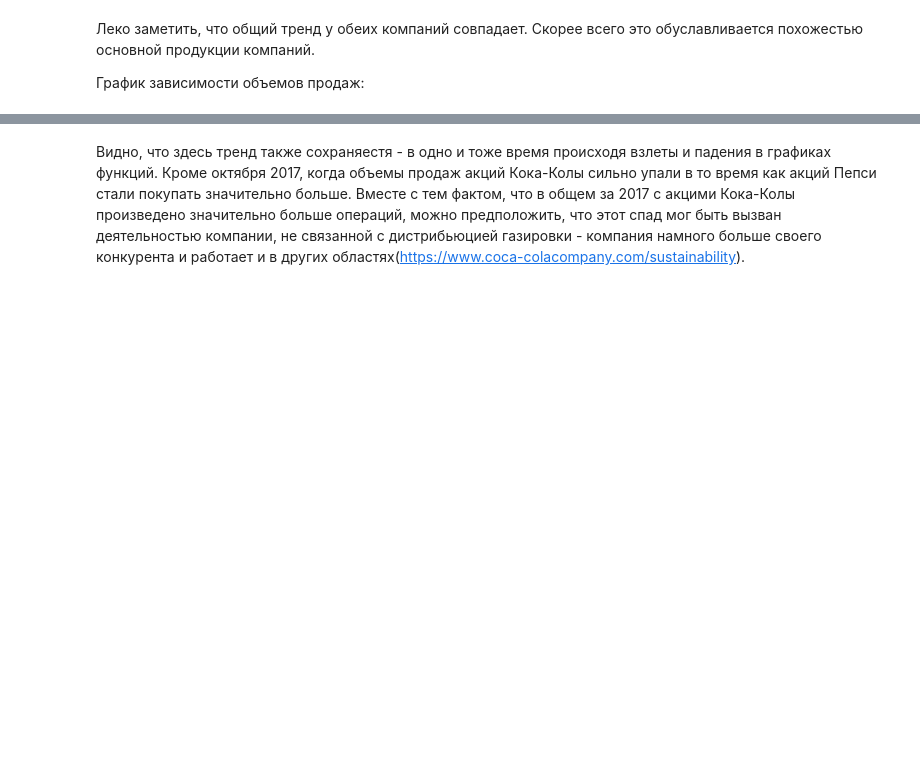
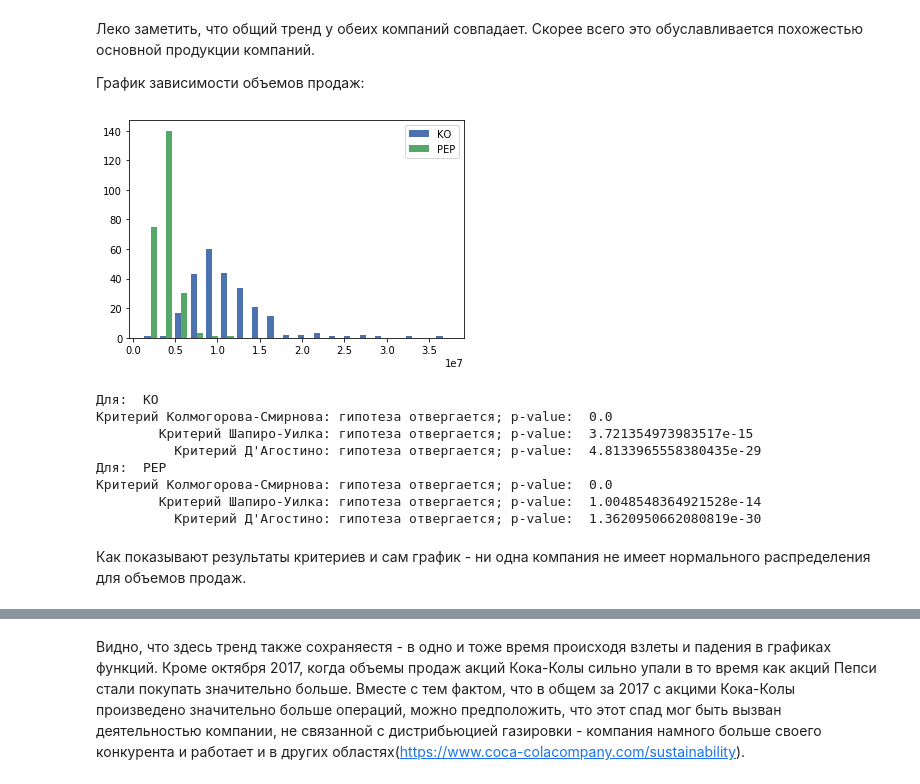
Before and after one commit to MaksimovArtem/stonks, a Jupyter notebook: Stonks.ipynb, the cells around one changed output, grey strips where cells are left out. Cells and saved outputs as stored; diff of their text form; code cells hidden in the pictures; blank space fills up the shorter version.

```diff
--- a/Stonks.ipynb
+++ b/Stonks.ipynb
@@ -320,6 +365,20 @@ To register the converters:
 Леко заметить, что общий тренд у обеих компаний совпадает. Скорее всего это обуславливается похожестью основной продукции компаний.
 
 График зависимости объемов продаж:
+# %%
+plot_norm(['KO','PEP'], "Volume", 0.05)
+# %% [output]
+[figure, added]
+Для:  KO
+Критерий Колмогорова-Смирнова: гипотеза отвергается; p-value:  0.0
+        Критерий Шапиро-Уилка: гипотеза отвергается; p-value:  3.721354973983517e-15
+          Критерий Д'Агостино: гипотеза отвергается; p-value:  4.8133965558380435e-29
+Для:  PEP
+Критерий Колмогорова-Смирнова: гипотеза отвергается; p-value:  0.0
+        Критерий Шапиро-Уилка: гипотеза отвергается; p-value:  1.0048548364921528e-14
+          Критерий Д'Агостино: гипотеза отвергается; p-value:  1.3620950662080819e-30
+# %% [markdown]
+Как показывают результаты критериев и сам график - ни одна компания не имеет нормального распределения для объемов продаж.
 # %%
 plot_smth(['KO','PEP'],"Volume")
 # %% [output]
```
Also changed, not shown: parts of 55 cells of this notebook.
